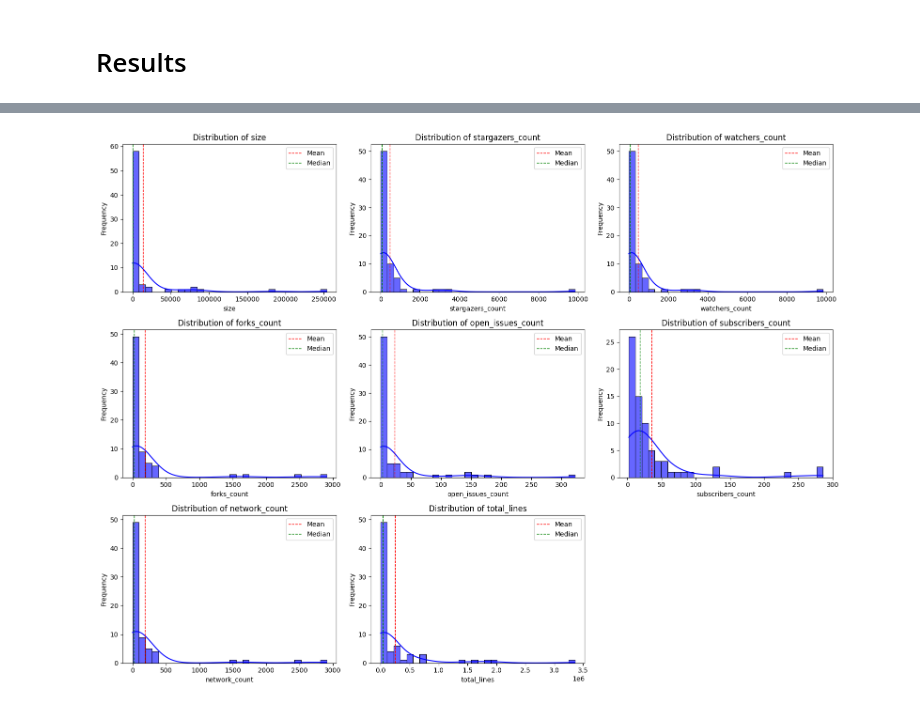
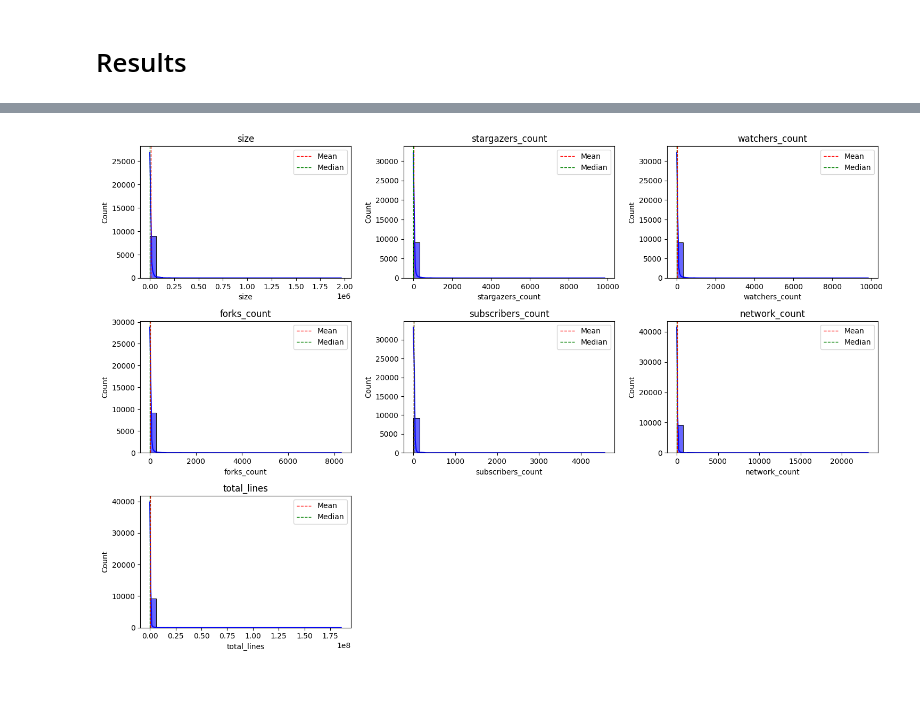
Before and after one commit to Cafeo-Group/git-infer, a Jupyter notebook: get_metics.ipynb, the cells around one changed output, grey strips where cells are left out. Cells and saved outputs as stored; diff of their text form; code cells hidden in the pictures.

```diff
--- a/get_metics.ipynb
+++ b/get_metics.ipynb
@@ -30,8 +30,8 @@ import matplotlib.pyplot as plt
 import seaborn as sns
 from concurrent.futures import ThreadPoolExecutor, as_completed
 # %%
-# ORGANIZATIONS = ["googlesamples", "aws-samples", "Azure-Samples", "spring-guides", "googlearchive", "spring-cloud-samples"]
-ORGANIZATIONS = ["googlesamples"]
+ORGANIZATIONS = ["googlesamples", "aws-samples", "Azure-Samples", "spring-guides", "googlearchive", "spring-cloud-samples"]
+# ORGANIZATIONS = ["googlesamples"]
 EXCLUDED_REPOS = [
     "googlearchive/digits-migration-helper-android",
     "googlearchive/play-apk-expansion",
@@ -77,6 +77,7 @@ def fetch_organization_repositories(organization_name, language=None):
             "watchers_count": repo.watchers_count,
             "forks_count": repo.forks_count,
             "open_issues_count": repo.open_issues_count,
+            "open_issues_count": repo,
             "subscribers_count": repo.subscribers_count,
             "network_count": repo.network_count,
             "archived": repo.archived,
@@ -207,3 +202,20 @@ def plot_metrics_statistics():
+# %%
+def plot_metrics_distribution(dataframe):
+    # Verificar se as colunas especificadas em METRICS são numéricas
+    numeric_metrics = dataframe[METRICS].select_dtypes(include='number')
+
+    plt.figure(figsize=(15, 10))
+    for i, metric in enumerate(numeric_metrics.columns):
+        plt.subplot(3, 3, i + 1)
+        sns.histplot(numeric_metrics[metric], kde=True, bins=30, color='blue', alpha=0.6)
+        plt.axvline(numeric_metrics[metric].mean(), color='r', linestyle='dashed', linewidth=1, label='Mean')
+        plt.axvline(numeric_metrics[metric].median(), color='g', linestyle='dashed', linewidth=1, label='Median')
+        plt.title(metric)
+        plt.legend()
+
+    plt.tight_layout()
+    plt.savefig('results/metrics_distribution.png')
+    plt.show()
 # %% [markdown]
 # Results
 # %%
@@ -273,5 +301,5 @@ dataframe_statistics
 # %%
-plot_metrics_distribution()
+plot_metrics_distribution(dataframe)
 # %% [output]
-[figure, old version]
+[figure, new version]
 # %%
```
Also changed, not shown: parts of 9 cells of this notebook.
